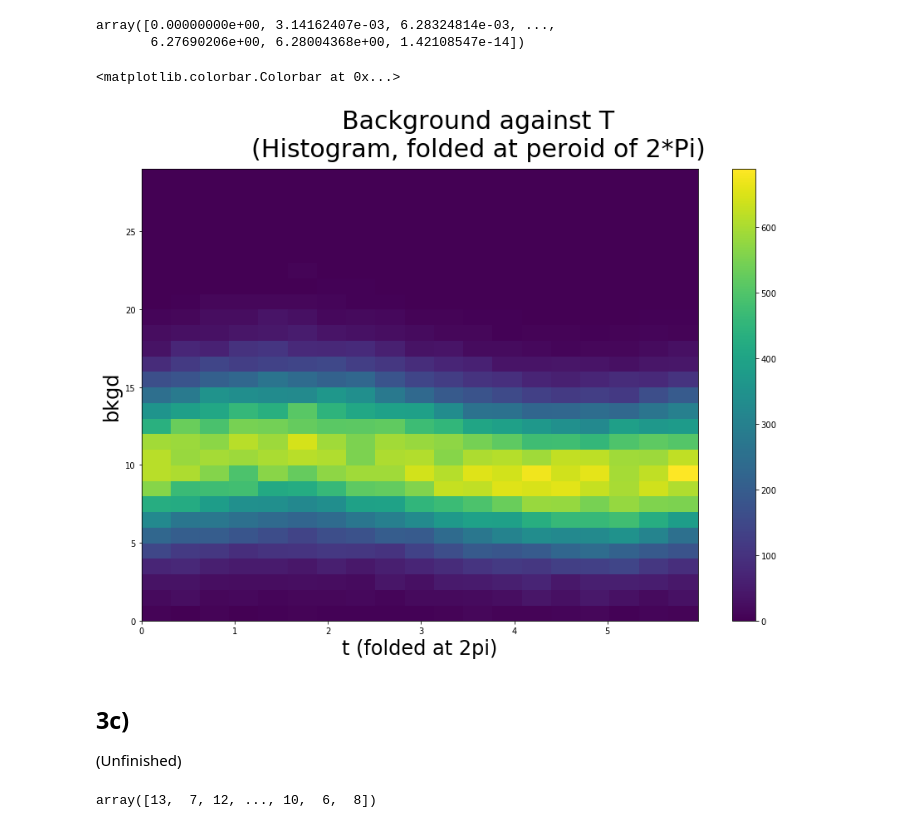
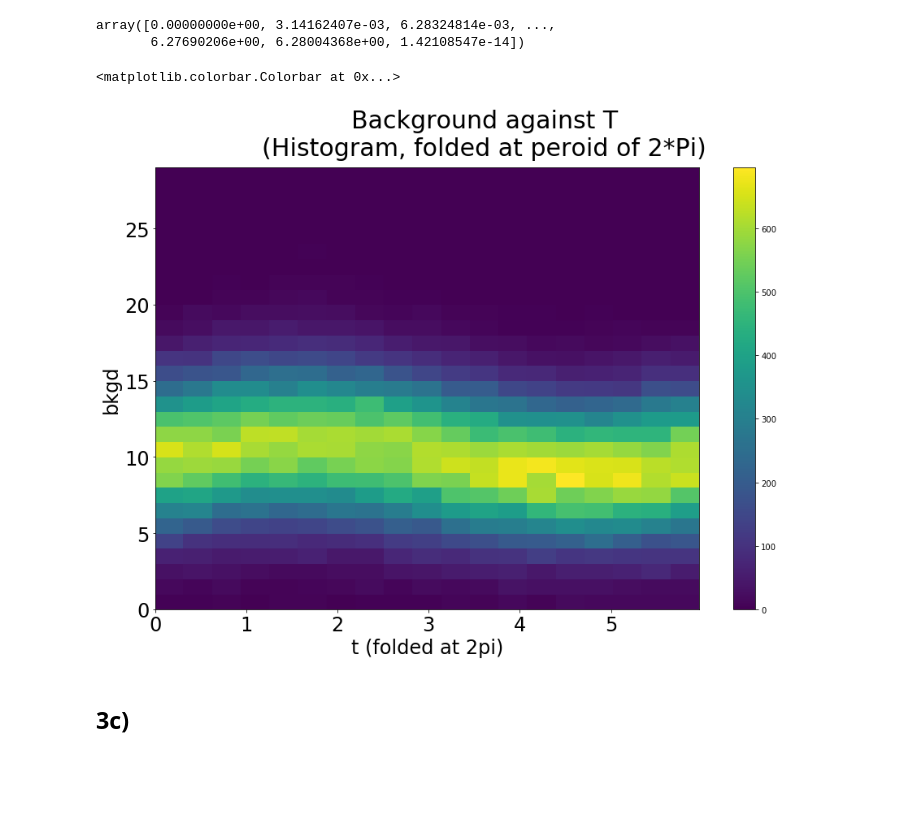
Before and after one commit to John-ZH/PHYS-343-Lab, a Jupyter notebook: John_Zhuang_HW4.ipynb, the cells around one changed output. Cells and saved outputs as stored; diff of their text form; code cells hidden in the pictures; blank space fills up the shorter version.

```diff
--- a/John_Zhuang_HW4.ipynb
+++ b/John_Zhuang_HW4.ipynb
@@ -113,19 +118,14 @@ array([0.00000000e+00, 3.14162407e-03, 6.28324814e-03, ...,
 # %%
 plt.suptitle('Background against T\n(Histogram, folded at peroid of 2*Pi)', fontsize=30)
 plt.xlabel('t (folded at 2pi)', fontsize = 24)
 plt.ylabel('bkgd', fontsize = 24)
+plt.tick_params(labelsize = 24)
 binx = np.arange(0,2 * math.pi, 0.1 * math.pi)
 biny = np.arange(0,30)
 plt.hist2d(t_2pi, bkgd, bins = [binx, biny], density = False)
 plt.colorbar()
 # %% [output]
 <matplotlib.colorbar.Colorbar at 0x...>
-[figure, old version]
+[figure, new version]
 # %% [markdown]
 ## 3c)
-(Unfinished)
-# %%
-dig_bkgd = np.digitize(bkgd, biny)
-dig_bkgd
-# %% [output]
-array([13,  7, 12, ..., 10,  6,  8])
```
Also changed, not shown: parts of 17 cells of this notebook.
